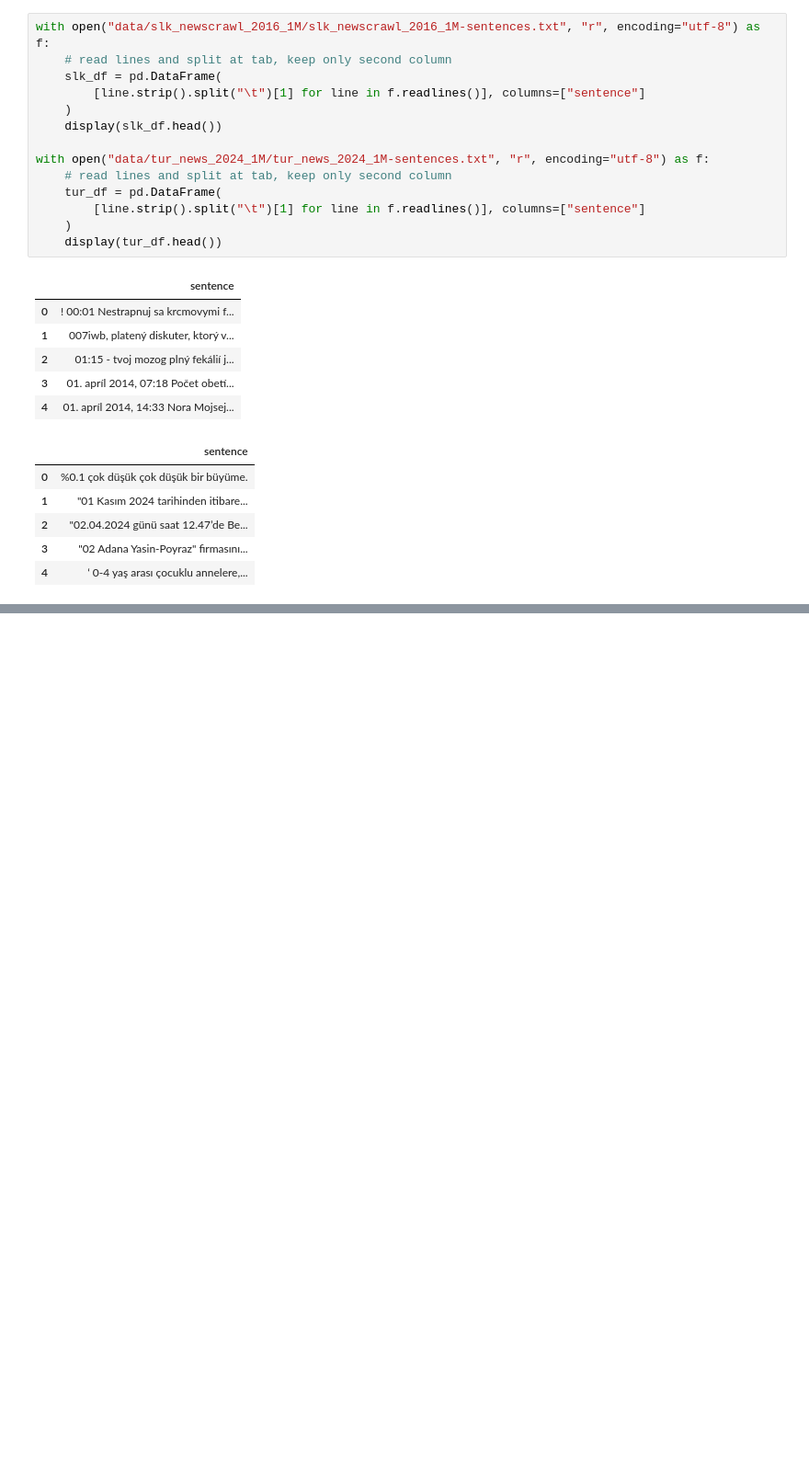
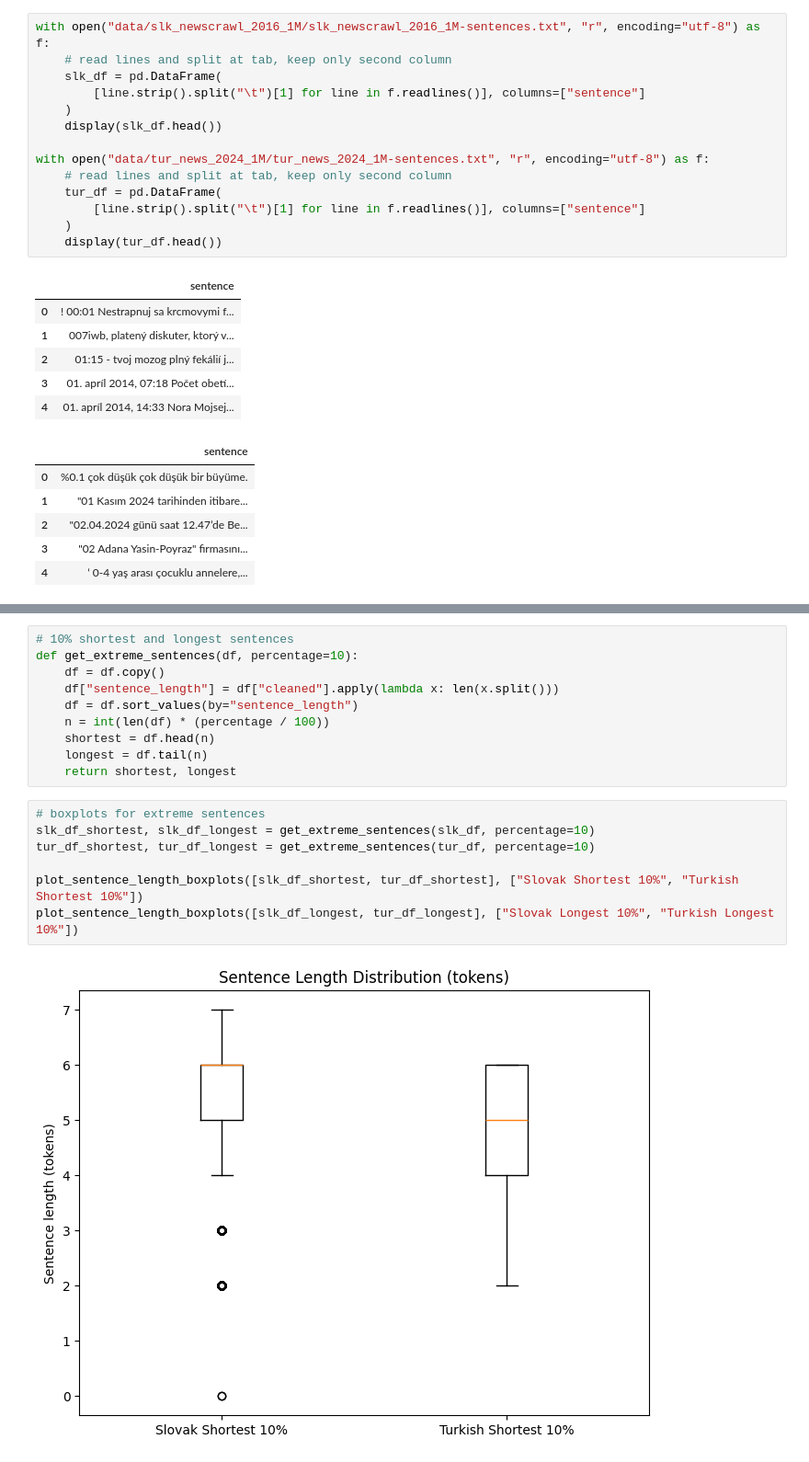
Before and after one commit to lluten/language-as-data, a Jupyter notebook: statistics.ipynb, the cells around one changed output, grey strips where cells are left out. Shown at 92% size. Saved outputs shown, nothing was run; the diff lists cells and outputs as text; blank space fills up the shorter version.

```diff
--- a/statistics.ipynb
+++ b/statistics.ipynb
@@ -164,0 +248,19 @@ display(slk_stats)
+# %%
+# 10% shortest and longest sentences
+def get_extreme_sentences(df, percentage=10):
+    df = df.copy()
+    df["sentence_length"] = df["cleaned"].apply(lambda x: len(x.split()))
+    df = df.sort_values(by="sentence_length")
+    n = int(len(df) * (percentage / 100))
+    shortest = df.head(n)
+    longest = df.tail(n)
+    return shortest, longest
+# %%
+# boxplots for extreme sentences
+slk_df_shortest, slk_df_longest = get_extreme_sentences(slk_df, percentage=10)
+tur_df_shortest, tur_df_longest = get_extreme_sentences(tur_df, percentage=10)
+
+plot_sentence_length_boxplots([slk_df_shortest, tur_df_shortest], ["Slovak Shortest 10%", "Turkish Shortest 10%"])
+plot_sentence_length_boxplots([slk_df_longest, tur_df_longest], ["Slovak Longest 10%", "Turkish Longest 10%"])
+# %% [output]
+[figure, added]
```
Also changed, not shown: parts of 18 cells of this notebook, 1 other file.
